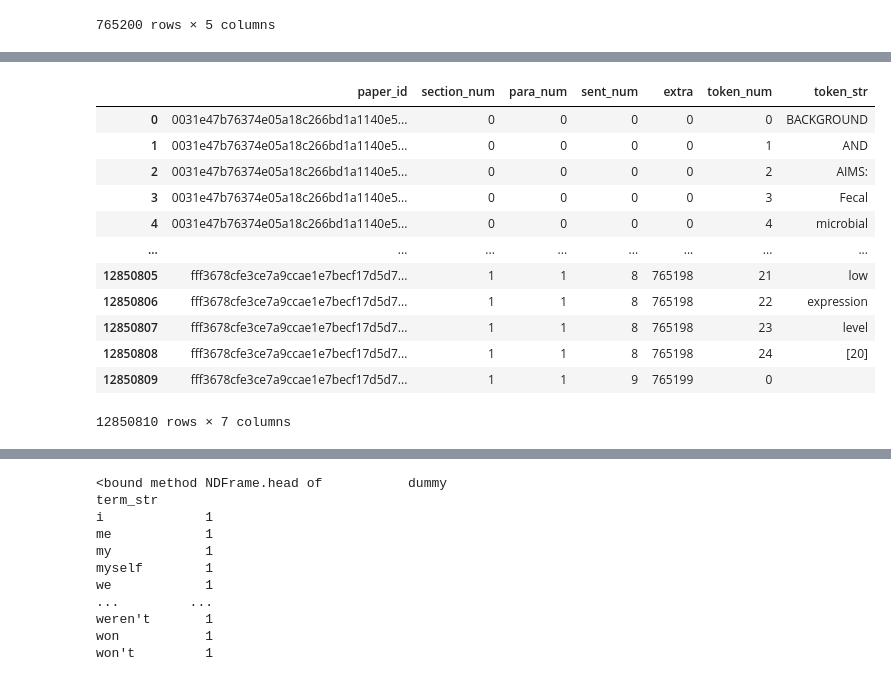
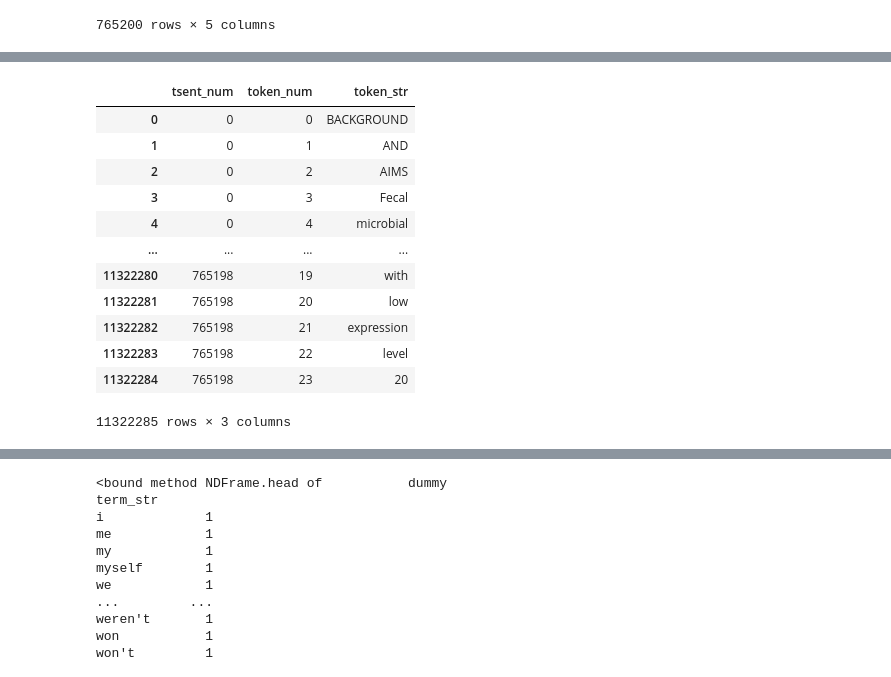
Before and after one commit to vidhig/covid19-research-data-analysis, a Jupyter notebook: notebooks/data_pre_process.ipynb, the cells around one changed output, grey strips where cells are left out. Cells and saved outputs as stored; diff of their text form; code cells hidden in the pictures.

Commit message:
Tokenize using nltk

```diff
--- a/notebooks/data_pre_process.ipynb
+++ b/notebooks/data_pre_process.ipynb
@@ -275,0 +242,3 @@ df_3
+# %%
+df_2['tsent_num'] = range(len(df_2))
+df_2
@@ -275,0 +259,2 @@ df_3
+# %%
+df_2.drop(df_2.tail(1).index,inplace=True)
@@ -276,17 +277,22 @@ df_3
+# %%
+def preprocess(text):
+    return [word for word in word_tokenize(text) if word.isalnum()]
+# %%
+df_3 = df_2['text'].apply(preprocess).apply(pd.Series).stack().to_frame().reset_index()
 # %%
-df_3 = df_3.rename(columns={'level_4':'extra','level_5':'token_num', 'text':'token_str'})
+df_3 = df_3.rename(columns={'level_0':'tsent_num','level_1':'token_num', 0 : 'token_str'})
 df_3
 # %% [output]
-|  | paper_id | section_num | para_num | sent_num | extra | token_num | token_str |
-| 0 | 0031e47b76374e05a18c266bd1a1140e5... | 0 | 0 | 0 | 0 | 0 | BACKGROUND |
-| 1 | 0031e47b76374e05a18c266bd1a1140e5... | 0 | 0 | 0 | 0 | 1 | AND |
-| 2 | 0031e47b76374e05a18c266bd1a1140e5... | 0 | 0 | 0 | 0 | 2 | AIMS: |
-| 3 | 0031e47b76374e05a18c266bd1a1140e5... | 0 | 0 | 0 | 0 | 3 | Fecal |
-| 4 | 0031e47b76374e05a18c266bd1a1140e5... | 0 | 0 | 0 | 0 | 4 | microbial |
-| ... | ... | ... | ... | ... | ... | ... | ... |
-| 12850805 | fff3678cfe3ce7a9ccae1e7becf17d5d7... | 1 | 1 | 8 | 765198 | 21 | low |
-| 12850806 | fff3678cfe3ce7a9ccae1e7becf17d5d7... | 1 | 1 | 8 | 765198 | 22 | expression |
-| 12850807 | fff3678cfe3ce7a9ccae1e7becf17d5d7... | 1 | 1 | 8 | 765198 | 23 | level |
-| 12850808 | fff3678cfe3ce7a9ccae1e7becf17d5d7... | 1 | 1 | 8 | 765198 | 24 | [20] |
-| 12850809 | fff3678cfe3ce7a9ccae1e7becf17d5d7... | 1 | 1 | 9 | 765199 | 0 |  |
+|  | tsent_num | token_num | token_str |
+| 0 | 0 | 0 | BACKGROUND |
+| 1 | 0 | 1 | AND |
+| 2 | 0 | 2 | AIMS |
+| 3 | 0 | 3 | Fecal |
+| 4 | 0 | 4 | microbial |
+| ... | ... | ... | ... |
+| 11322280 | 765198 | 19 | with |
+| 11322281 | 765198 | 20 | low |
+| 11322282 | 765198 | 21 | expression |
+| 11322283 | 765198 | 22 | level |
+| 11322284 | 765198 | 23 | 20 |
-12850810 rows × 7 columns
+11322285 rows × 3 columns
```
Also changed, not shown: parts of 46 cells of this notebook.
